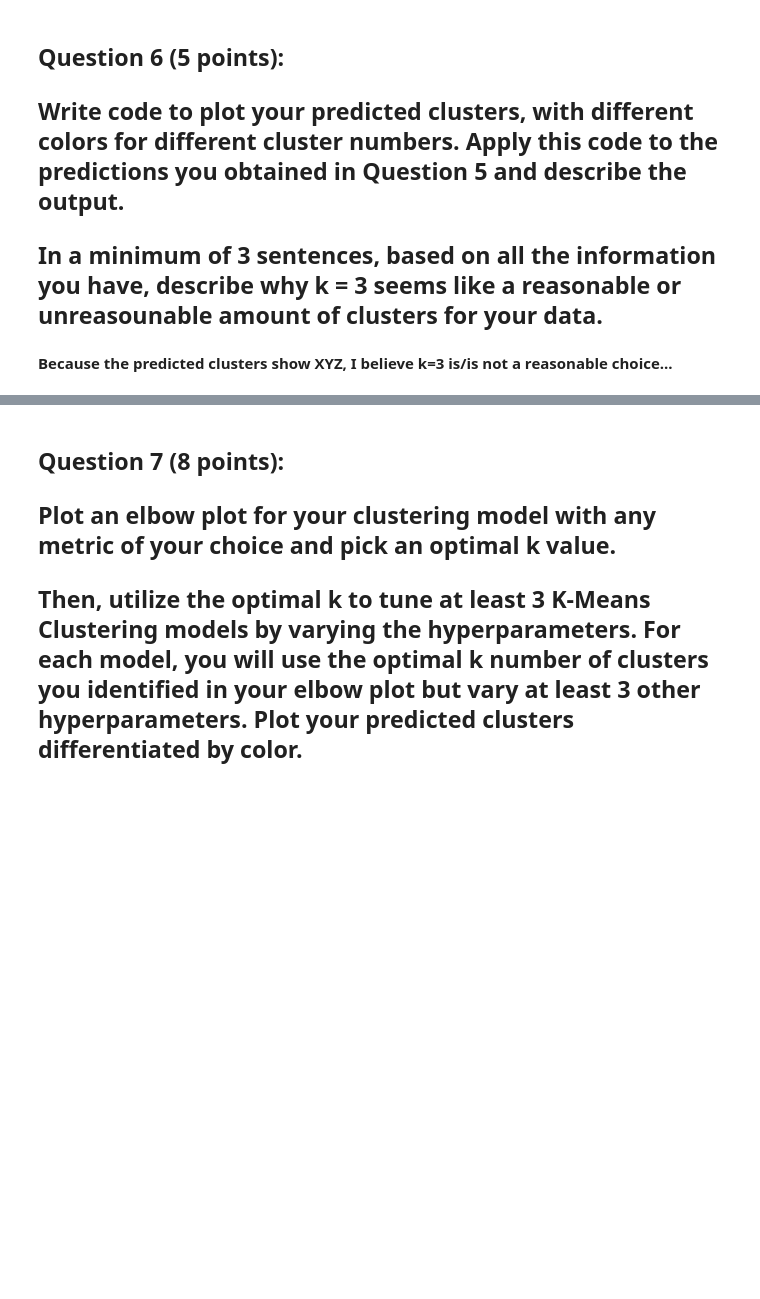
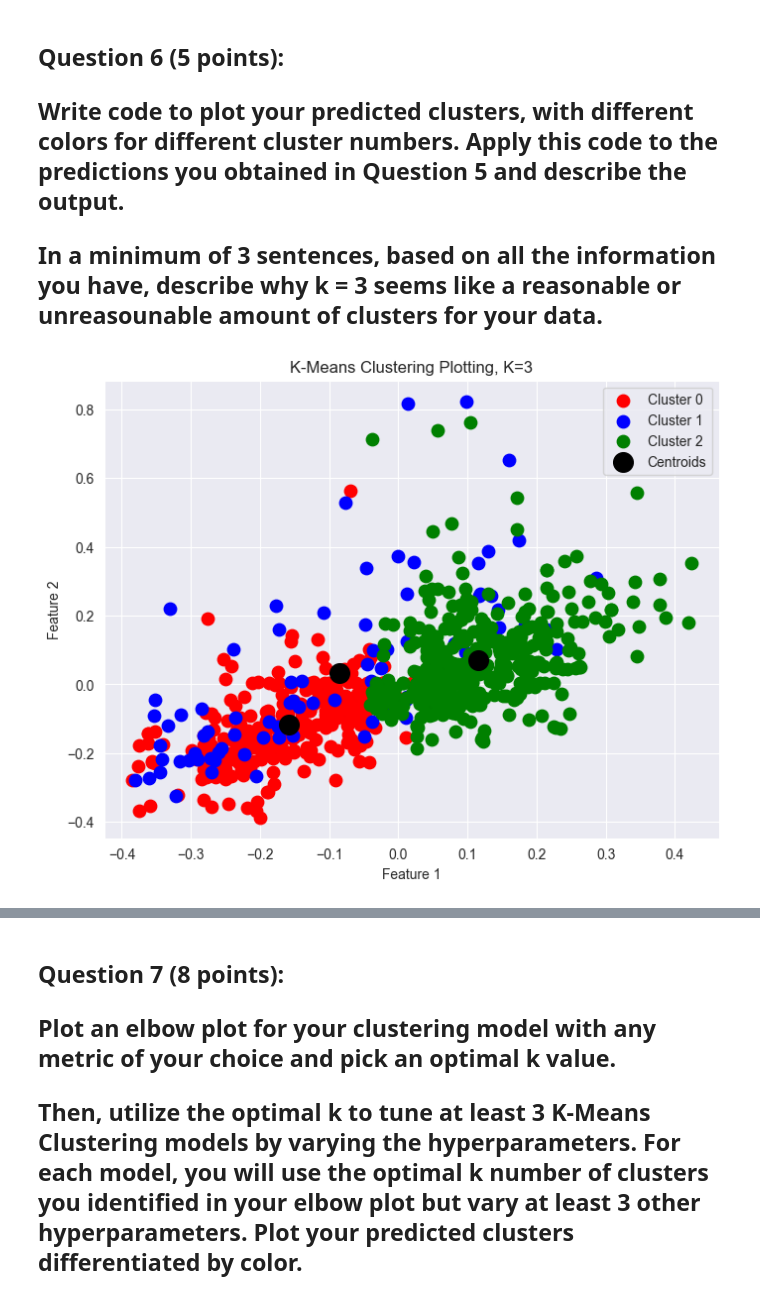
Before and after one commit to aaditiparabs/DS-3001, a Jupyter notebook: labs/Lab_4_Unsupervised_Learning.ipynb, the cells around one changed output, grey strips where cells are left out. Cells and saved outputs as stored; diff of their text form; code cells hidden in the pictures; blank space fills up the shorter version.

```diff
--- a/labs/Lab_4_Unsupervised_Learning.ipynb
+++ b/labs/Lab_4_Unsupervised_Learning.ipynb
@@ -189,3 +227,19 @@ ValueError: Boolean array expected for the condition, not int64
 
 
 ## Fit your model to your data, adding your predictions in a column of your DataFrame called cluster. Return this new dataframe in your function. Call your function on your data with k = 3.
+# %%
+from sklearn.cluster import KMeans
+
+def k_means_func(mydataframe, kvalue):
+    k_means_model = KMeans(n_clusters=kvalue, init = 'random', n_init = 20, max_iter=400, random_state=3001)
+
+    clusters = k_means_model.fit_predict(mydataframe)
+
+    result_df = mydataframe.copy()
+    result_df['cluster'] = clusters
+
+    return result_df
+
+resultsdf=k_means_func(final_df, 3)
+
+display(resultsdf)
@@ -194,5 +262,50 @@ ValueError: Boolean array expected for the condition, not int64
 ## Write code to plot your predicted clusters, with different colors for different cluster numbers. Apply this code to the predictions you obtained in Question 5 and describe the output.
 
 ## In a minimum of 3 sentences, based on all the information you have, describe why k = 3 seems like a reasonable or unreasounable amount of clusters for your data.
-# %% [markdown]
-**Because the predicted clusters show XYZ, I believe k=3 is/is not a reasonable choice...**
+# %%
+
+from sklearn.cluster import KMeans
+
+def k_means_func(mydataframe, kvalue):
+    k_means_model = KMeans(
+        n_clusters=kvalue,
+        init='random',
+        n_init=20,
+        max_iter=400,
+        random_state=3001
+    )
+    clusters = k_means_model.fit_predict(mydataframe)
+
+    result_df = mydataframe.copy()
+    result_df['cluster'] = clusters #new df including clusters
+
+    return result_df, k_means_model #return both the df and model
+
+resultsdf, kmeans = k_means_func(final_df, 3) #call function
+x = final_df.values
+y_kmeans = resultsdf["cluster"].values
+
+import matplotlib.pyplot as plt
+
+plt.figure(figsize=(8,6))
+
+# cluster 0
+plt.scatter(x[y_kmeans == 0, 0], x[y_kmeans == 0, 1],
+            s=80, c='red', label='Cluster 0')
+# cluster 1
+plt.scatter(x[y_kmeans == 1, 0], x[y_kmeans == 1, 1],
+            s=80, c='blue', label='Cluster 1')
+# cluster 2
+plt.scatter(x[y_kmeans == 2, 0], x[y_kmeans == 2, 1],
+            s=80, c='green', label='Cluster 2')
+# centroids
+plt.scatter(kmeans.cluster_centers_[:, 0],
+            kmeans.cluster_centers_[:, 1],
+            s=200, c='black', label='Centroids')
+plt.title("K-Means Clustering Plotting, K=3")
+plt.xlabel("Feature 1")
+plt.ylabel("Feature 2")
+plt.legend()
+plt.show()
+# %% [output]
+[figure, added]
```
Also changed, not shown: parts of 5 cells of this notebook, 1 other file.
